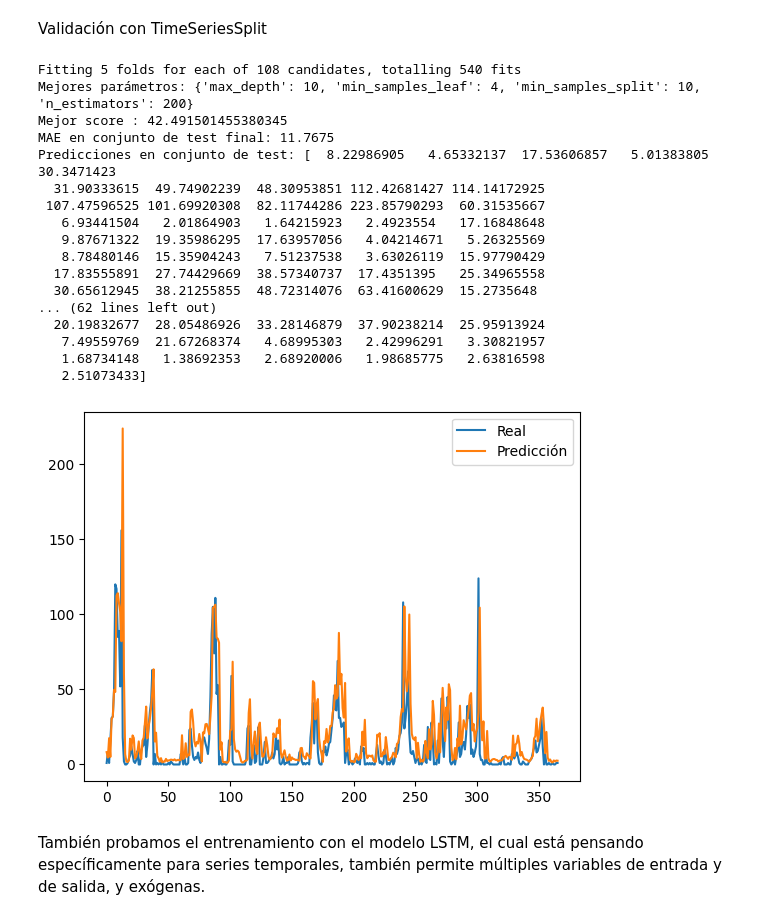
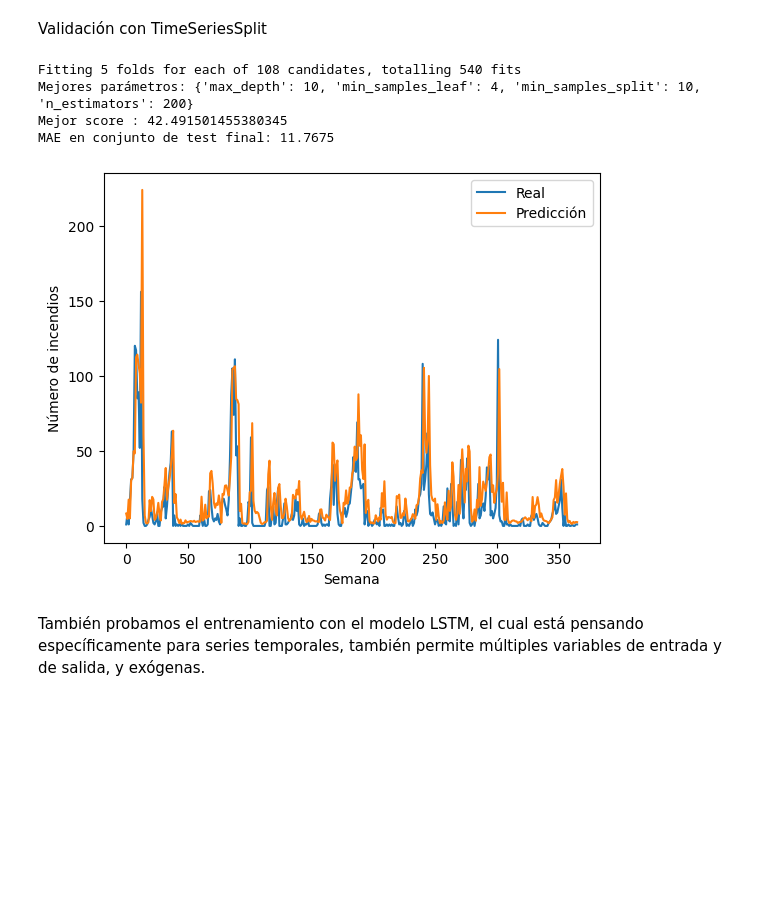
Before and after one commit to JozsefIvanGafo/4-Year-Q1-iao-project-Prediction-of-Forest-fires-in-Galicia-Spain2024-UC3M, a Jupyter notebook: prediction_time_series.ipynb, the cells around one changed output. Saved outputs shown, nothing was run; the diff lists cells and outputs as text; code cells hidden in the pictures; blank space fills up the shorter version.

```diff
--- a/prediction_time_series.ipynb
+++ b/prediction_time_series.ipynb
@@ -56,5 +64,6 @@ df['superficie_total'] = df['superficie_total'].fillna(0)
 # Agregar columnas de año y número de semana
 df['año'] = df['semana'].dt.year
 df['semana_año'] = df['semana'].dt.isocalendar().week
+df['mes'] = df['semana'].dt.month
 
 df.head()
@@ -208,46 +305,35 @@ grid_search = GridSearchCV(estimator=rf, param_grid=param_grid, cv=tscv, scoring
 
 # Ajustar el GridSearchCV a los datos de entrenamiento
 grid_search.fit(X_train, y_train)
 
 # Mejor conjunto de hiperparámetros
 print(f"Mejores parámetros: {grid_search.best_params_}")
 print(f"Mejor score : {-grid_search.best_score_}")
 
 # Mejor modelo después de la búsqueda
 best_rf_1 = grid_search.best_estimator_
 
 # Predecir en el conjunto de test
 y_pred_test = best_rf_1.predict(X_test)
 
 # Evaluar en el conjunto de test final
 final_mae = mean_absolute_error(y_test, y_pred_test)
 
 # Resultados
 print(f"MAE en conjunto de test final: {final_mae:.4f}")
 # print(f"Predicciones en conjunto de test: {y_pred_test}")
 
 plt.plot(y_test, label="Real")
 plt.plot(y_pred_test, label="Predicción")
 plt.legend()
+plt.xlabel("Semana")
+plt.ylabel("Número de incendios")
 plt.show()
 # %% [output]
 Fitting 5 folds for each of 108 candidates, totalling 540 fits
 Mejores parámetros: {'max_depth': 10, 'min_samples_leaf': 4, 'min_samples_split': 10, 'n_estimators': 200}
 Mejor score : 42.491501455380345
 MAE en conjunto de test final: 11.7675
-Predicciones en conjunto de test: [  8.22986905   4.65332137  17.53606857   5.01383805  30.3471423
-  31.90333615  49.74902239  48.30953851 112.42681427 114.14172925
- 107.47596525 101.69920308  82.11744286 223.85790293  60.31535667
-   6.93441504   2.01864903   1.64215923   2.4923554   17.16848648
-   9.87671322  19.35986295  17.63957056   4.04214671   5.26325569
-   8.78480146  15.35904243   7.51237538   3.63026119  15.97790429
-  17.83555891  27.74429669  38.57340737  17.4351395   25.34965558
-  30.65612945  38.21255855  48.72314076  63.41600629  15.2735648
-... (62 lines left out)
-  20.19832677  28.05486926  33.28146879  37.90238214  25.95913924
-   7.49559769  21.67268374   4.68995303   2.42996291   3.30821957
-   1.68734148   1.38692353   2.68920006   1.98685775   2.63816598
-   2.51073433]
-[figure, old version]
+[figure, new version]
 # %% [markdown]
 También probamos el entrenamiento con el modelo LSTM, el cual está pensando específicamente para series temporales, también permite múltiples variables de entrada y de salida, y exógenas.
```
Also changed, not shown: parts of 27 cells of this notebook.
